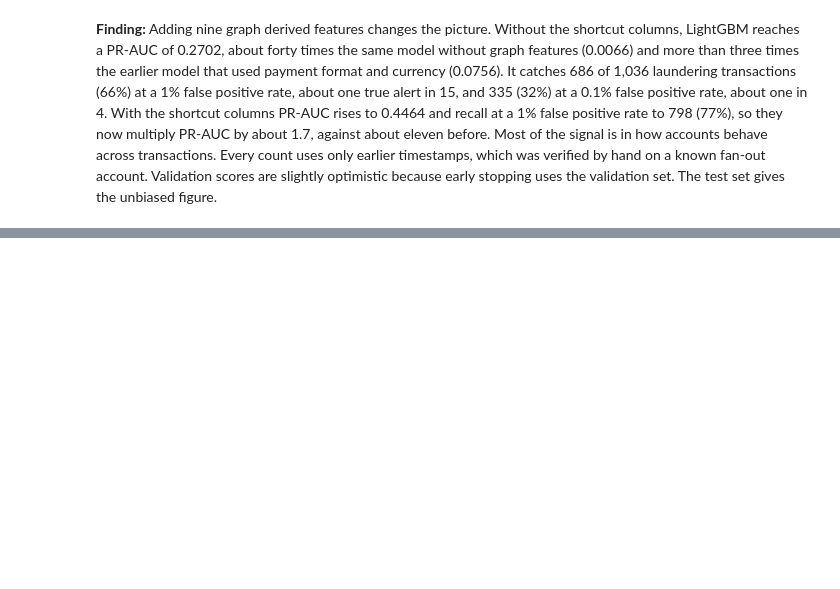
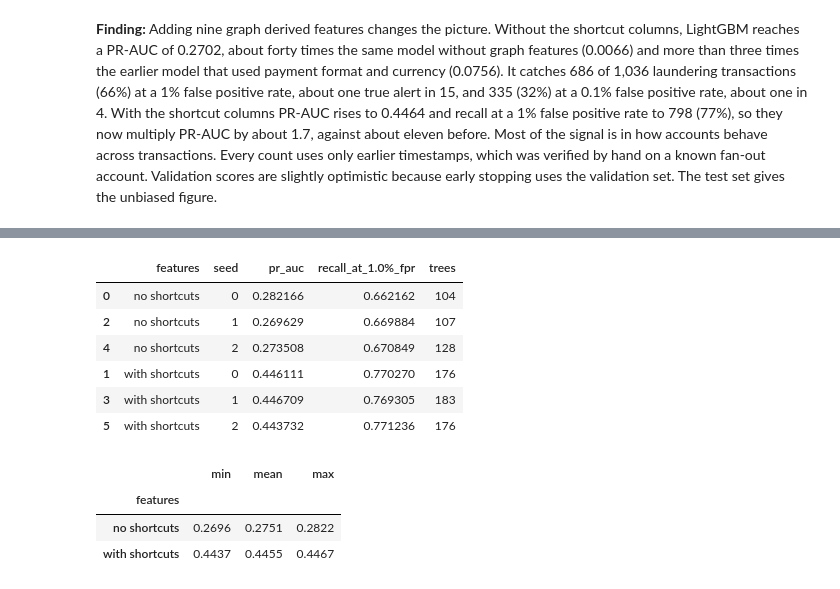
Before and after one commit to sap6011/bank-guard, a Jupyter notebook: notebooks/02_baselines.ipynb, the cells around one changed output, grey strips where cells are left out. Saved outputs shown, nothing was run; the diff lists cells and outputs as text; code cells hidden in the pictures; blank space fills up the shorter version.

```diff
--- a/notebooks/02_baselines.ipynb
+++ b/notebooks/02_baselines.ipynb
@@ -366,0 +371,30 @@ pd.DataFrame(results)
+# %%
+rows = []
+for seed in [0, 1, 2]:
+    for label, use_shortcuts in [("no shortcuts", False), ("with shortcuts", True)]:
+        model = fit_gbm(X_train_g, y_train, X_val_g, y_val, use_shortcuts, ALL_NUMERIC, seed=seed)
+        scores = model.predict_proba(gbm_frame(X_val_g, use_shortcuts, ALL_NUMERIC))[:, 1]
+        metrics = evaluate(y_val, scores, label)
+        rows.append({
+            "features": label,
+            "seed": seed,
+            "pr_auc": metrics["pr_auc"],
+            "recall_at_1.0%_fpr": metrics["recall_at_1.0%_fpr"],
+            "trees": model.best_iteration_,
+        })
+
+seed_runs = pd.DataFrame(rows).sort_values(["features", "seed"])
+display(seed_runs)
+seed_runs.groupby("features")["pr_auc"].agg(["min", "mean", "max"]).round(4)
+# %% [output]
+|  | features | seed | pr_auc | recall_at_1.0%_fpr | trees |
+| 0 | no shortcuts | 0 | 0.282166 | 0.662162 | 104 |
+| 2 | no shortcuts | 1 | 0.269629 | 0.669884 | 107 |
+| 4 | no shortcuts | 2 | 0.273508 | 0.670849 | 128 |
+| 1 | with shortcuts | 0 | 0.446111 | 0.770270 | 176 |
+| 3 | with shortcuts | 1 | 0.446709 | 0.769305 | 183 |
+| 5 | with shortcuts | 2 | 0.443732 | 0.771236 | 176 |
+|  | min | mean | max |
+| features |  |  |  |
+| no shortcuts | 0.2696 | 0.2751 | 0.2822 |
+| with shortcuts | 0.4437 | 0.4455 | 0.4467 |
```
Also changed, not shown: parts of 3 cells of this notebook.
